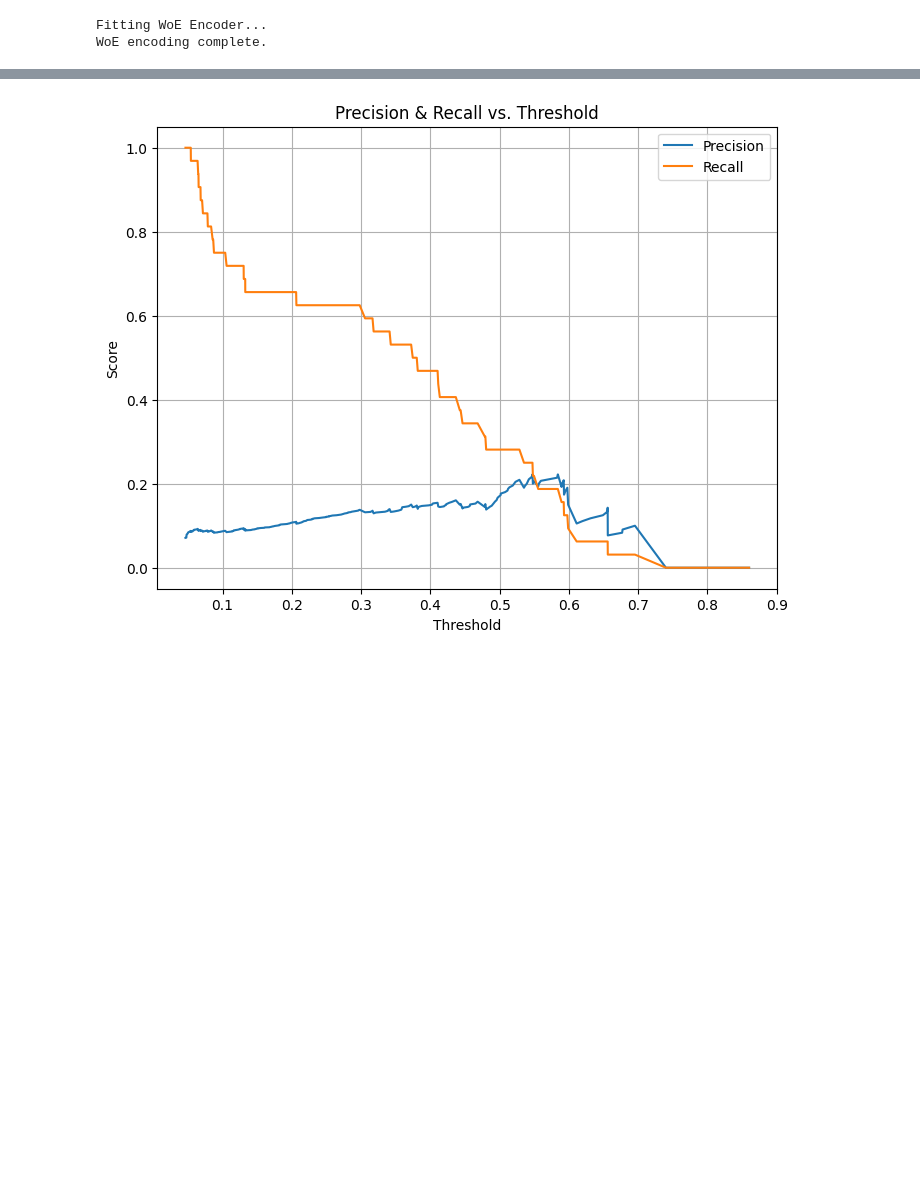
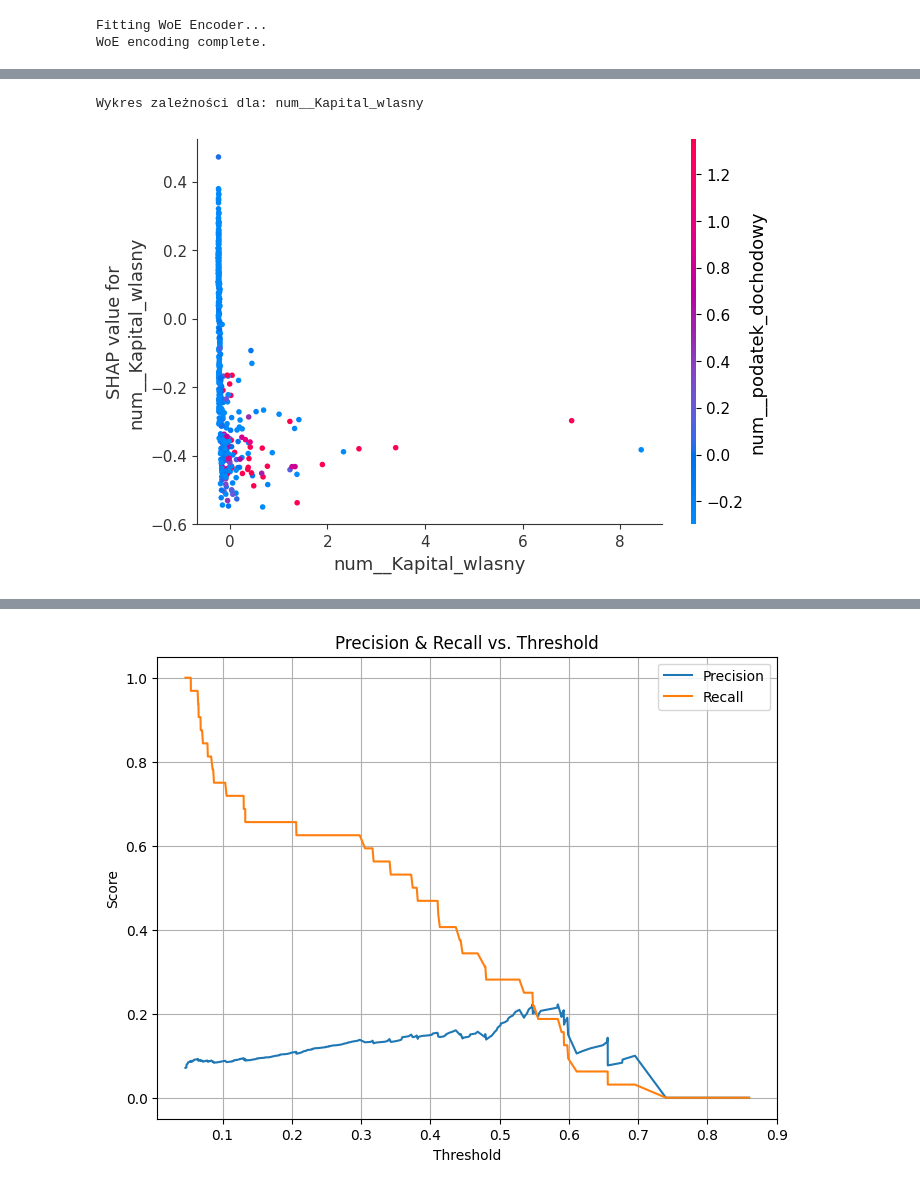
Before and after one commit to mila2023/Model_interpretowalny, a Jupyter notebook: XGBoost_model.ipynb, the cells around one changed output, grey strips where cells are left out. Cells and saved outputs as stored; diff of their text form; code cells hidden in the pictures; blank space fills up the shorter version.

```diff
--- a/XGBoost_model.ipynb
+++ b/XGBoost_model.ipynb
@@ -208,0 +331,14 @@ Pipeline training complete.
+# %%
+CECHA = 'num__Kapital_wlasny'
+
+print(f"Wykres zależności dla: {CECHA}")
+
+shap.dependence_plot(
+    CECHA,
+    shap_values.values,     # Wartości SHAP (z obiektu)
+    X_test_transformed_df,  # Przetworzone dane (z nazwami kolumn)
+    interaction_index="auto" # Automatycznie znajdź interakcję
+)
+# %% [output]
+Wykres zależności dla: num__Kapital_wlasny
+[figure, added]
```
Also changed, not shown: parts of 26 cells of this notebook.
